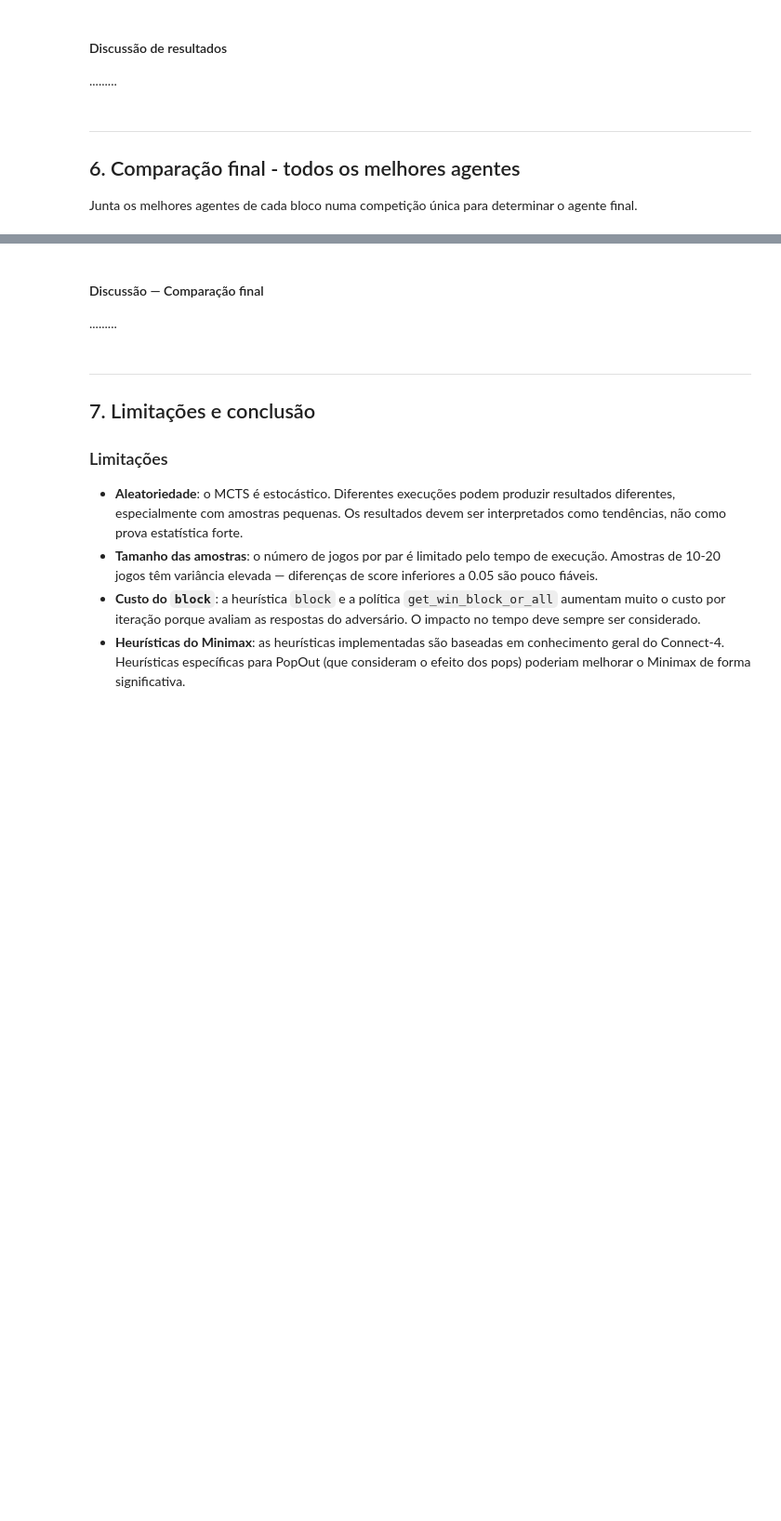
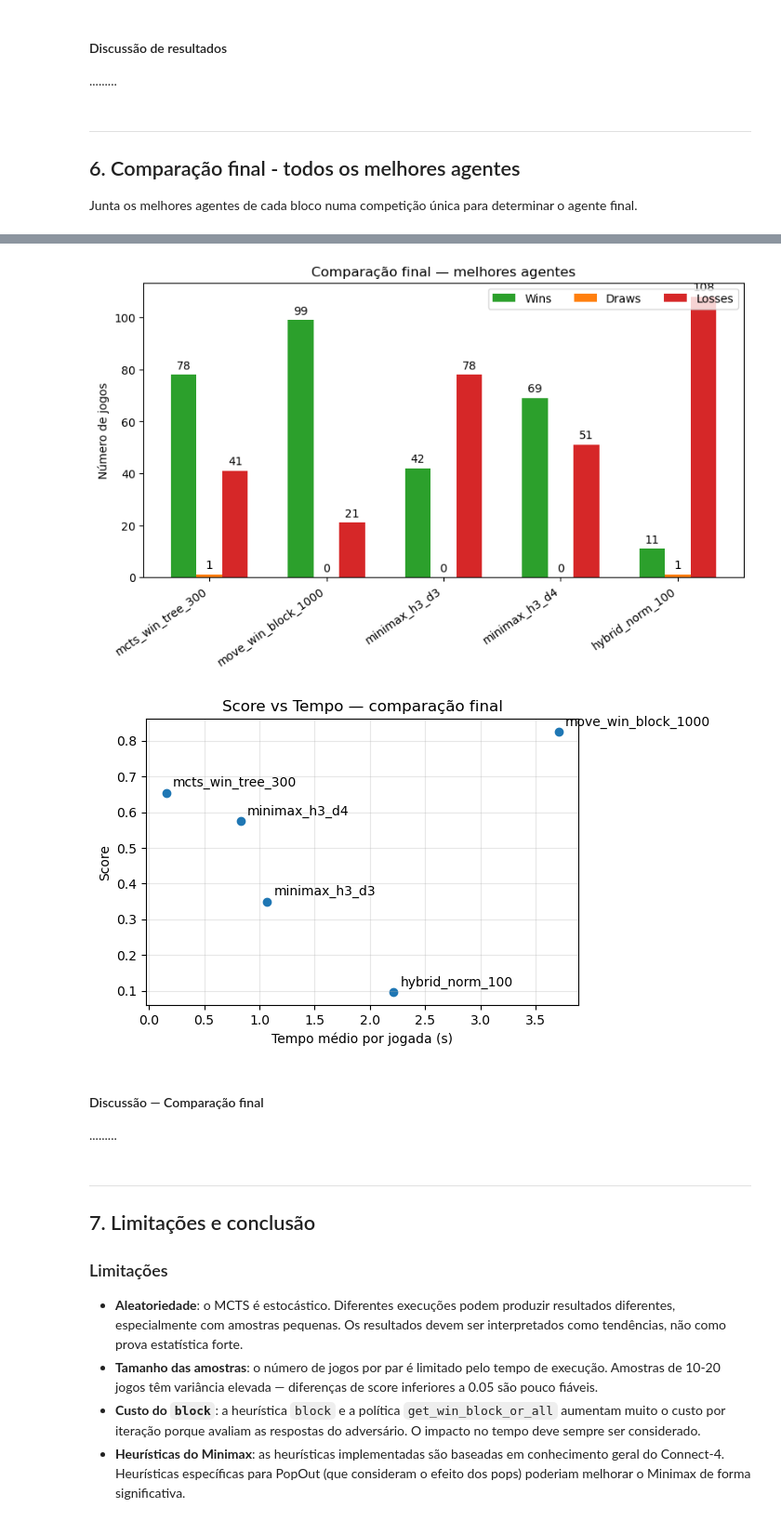
Before and after one commit to andredpinto/AI_2526_Project, a Jupyter notebook: notebooks/analise_mcts_completa - Cópia.ipynb, the cells around one changed output, grey strips where cells are left out. Shown at 93% size. Drawn from its saved outputs; the diff is of its cells as text; code cells hidden in the pictures; blank space fills up the shorter version.

```diff
--- a/notebooks/analise_mcts_completa - Cópia.ipynb
+++ b/notebooks/analise_mcts_completa - Cópia.ipynb
@@ -593,3 +593,30 @@ NameError: name 'plot_bars' is not defined
 ## 6. Comparação final - todos os melhores agentes
 
 Junta os melhores agentes de cada bloco numa competição única para determinar o agente final.
+# %%
+# Substituir pelos nomes reais após executar as experiências anteriores
+# e identificar o vencedor de cada bloco
+
+final_variants = [
+    # Melhor do bloco 2 (MCTS base)
+    ("mcts_win_tree_300",  MCTS(max_iter=300, heuristic_win=True, save_tree=True)),
+
+    # Melhor do bloco 3 (MoveMCTS — ajustar política conforme Exp 5)
+    ("move_win_block_1000", MoveMCTS(max_iter=1000, expansion_policy=get_win_block_or_all)),
+
+    # Melhor do bloco 4 (Minimax — ajustar profundidade conforme Exp 7)
+    ("minimax_h3_d3",      Minimax(max_depth=3, heuristic=heuristic3, pruning=True)),
+    ("minimax_h3_d4",      Minimax(max_depth=4, heuristic=heuristic3, pruning=True)),
+
+    # Melhor do bloco 5 (híbrido)
+    ("hybrid_norm_100",    MoveMCTS(
+        max_iter=100,
+        expansion_policy=get_win_block_or_all,
+        use_minimax=True,
+        minimax_agent=Minimax(max_depth=3, heuristic=heuristic3, pruning=True),
+        normalize_minimax=True,
+    )),
+]
+
+stats_final = variants_stats(final_variants, n_games=15)
+stats_dataframe(stats_final)
@@ -596,3 +630,9 @@ Junta os melhores agentes de cada bloco numa competição única para determinar
+# %%
+plot_bars(stats_final, "Comparação final — melhores agentes")
+plot_score_vs_time(stats_final, "Score vs Tempo — comparação final")
+# %% [output]
+[figure, added]
+[figure, added]
 # %% [markdown]
 #### Discussão — Comparação final
 
```
Also changed, not shown: parts of 2 cells of this notebook.
